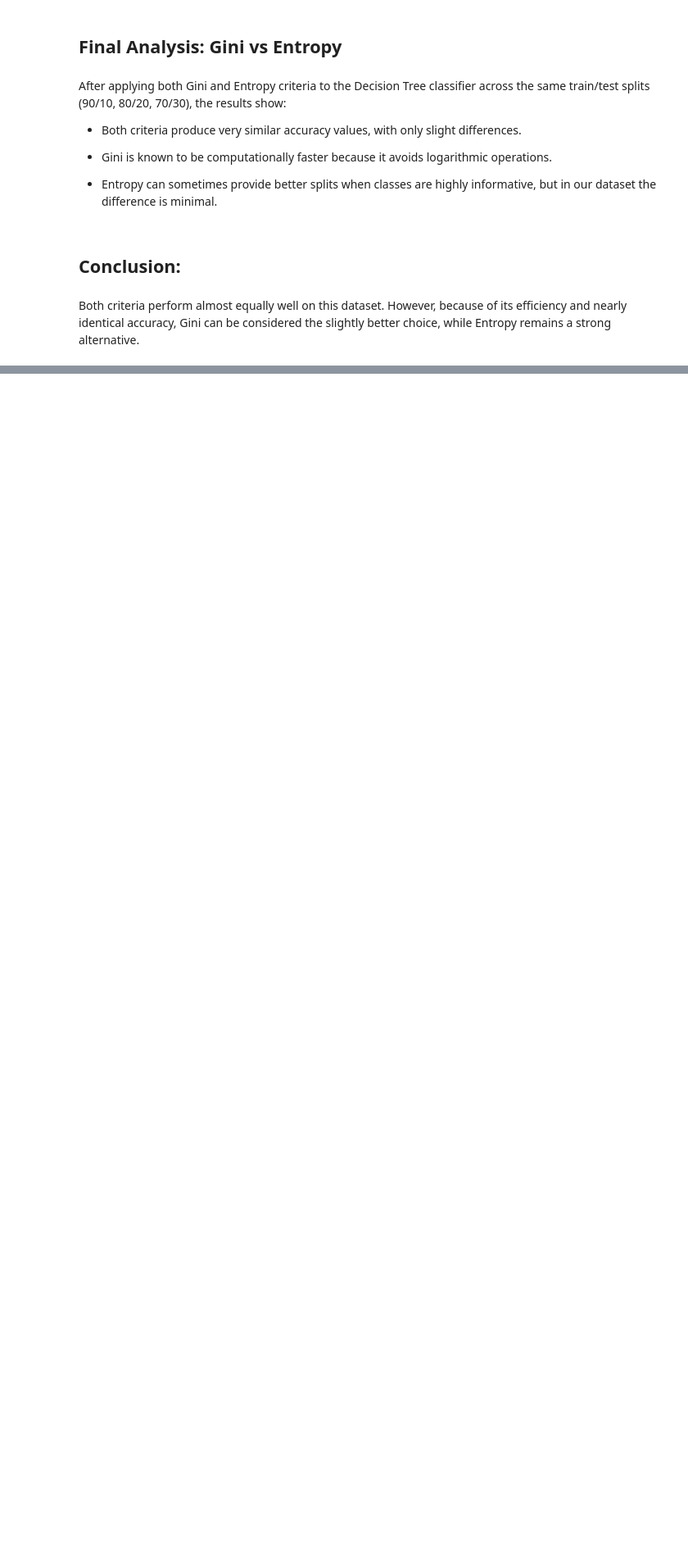
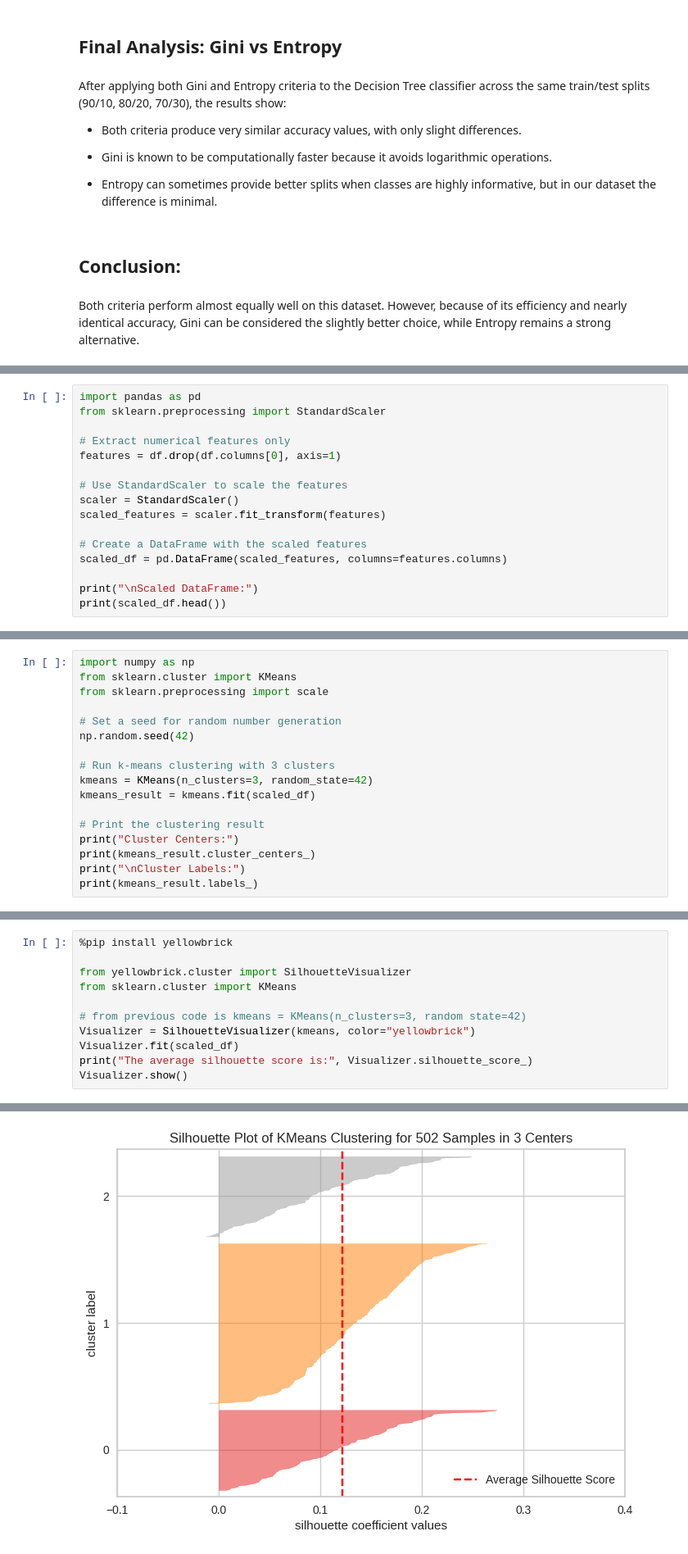
Before and after one commit to Shatha-1/IT326-Project, a Jupyter notebook: Phase3.ipynb, the cells around one changed output, grey strips where cells are left out. Shown at 82% size. Saved outputs shown, nothing was run; the diff lists cells and outputs as text; blank space fills up the shorter version.

```diff
--- a/Phase3.ipynb
+++ b/Phase3.ipynb
@@ -234,0 +242,16 @@ Gini can be considered the slightly better choice, while Entropy remains a stron
+# %%
+import pandas as pd
+from sklearn.preprocessing import StandardScaler
+
+# Extract numerical features only
+features = df.drop(df.columns[0], axis=1)
+
+# Use StandardScaler to scale the features
+scaler = StandardScaler()
+scaled_features = scaler.fit_transform(features)
+
+# Create a DataFrame with the scaled features
+scaled_df = pd.DataFrame(scaled_features, columns=features.columns)
+
+print("\nScaled DataFrame:")
+print(scaled_df.head())
@@ -234,0 +280,17 @@ Gini can be considered the slightly better choice, while Entropy remains a stron
+# %%
+import numpy as np
+from sklearn.cluster import KMeans
+from sklearn.preprocessing import scale
+
+# Set a seed for random number generation
+np.random.seed(42)
+
+# Run k-means clustering with 3 clusters
+kmeans = KMeans(n_clusters=3, random_state=42)
+kmeans_result = kmeans.fit(scaled_df)
+
+# Print the clustering result
+print("Cluster Centers:")
+print(kmeans_result.cluster_centers_)
+print("\nCluster Labels:")
+print(kmeans_result.labels_)
@@ -234,0 +317,12 @@ Gini can be considered the slightly better choice, while Entropy remains a stron
+# %%
+%pip install yellowbrick
+
+from yellowbrick.cluster import SilhouetteVisualizer
+from sklearn.cluster import KMeans
+
+# from previous code is kmeans = KMeans(n_clusters=3, random state=42)
+Visualizer = SilhouetteVisualizer(kmeans, color="yellowbrick")
+Visualizer.fit(scaled_df)
+print("The average silhouette score is:", Visualizer.silhouette_score_)
+Visualizer.show()
+# %% [output]
@@ -234,0 +346 @@ Gini can be considered the slightly better choice, while Entropy remains a stron
+[figure, added]
```
Also changed, not shown: parts of 18 cells of this notebook.
